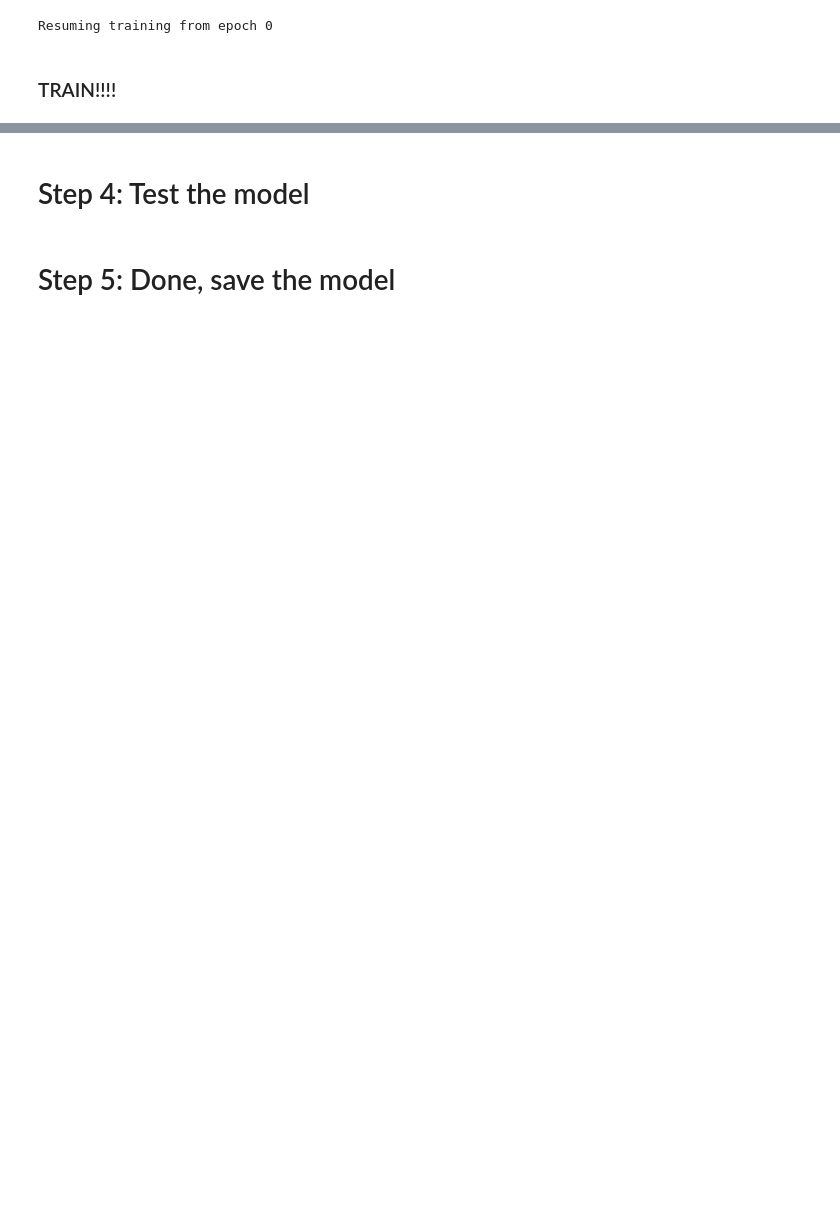
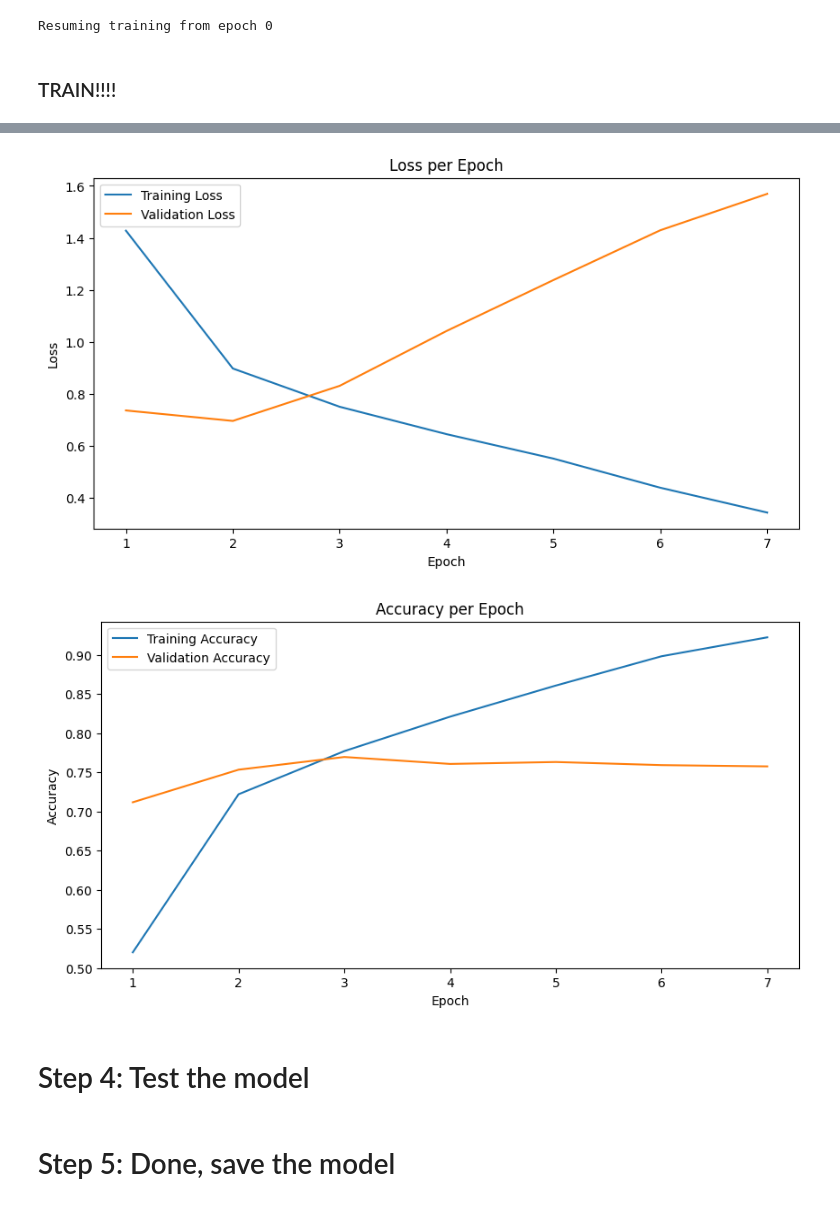
Before and after one commit to HealLink/ML-Model, a Jupyter notebook: notebook_bert_test2.ipynb, the cells around one changed output, grey strips where cells are left out. Drawn from its saved outputs; the diff is of its cells as text; code cells hidden in the pictures; blank space fills up the shorter version.

```diff
--- a/notebook_bert_test2.ipynb
+++ b/notebook_bert_test2.ipynb
@@ -765,15 +759,22 @@ train_dataset_batched = (train_dataset
                        .batch(BATCH_SIZE)
                        )
 
-test_dataset_batched = (val_dataset
+val_dataset_batched = (val_dataset
                       .cache()
                       .prefetch(buffer_size=tf.data.AUTOTUNE)
                       .batch(BATCH_SIZE)
                       )
+
+test_dataset_batched = (test_dataset
+                      .cache()
+                      .prefetch(buffer_size=tf.data.AUTOTUNE)
+                      .batch(BATCH_SIZE)
+                      )
 # %%
 bert_preprocess_model = make_bert_preprocess_model(['sentence'], 256)
 
 train_dataset_final = train_dataset_batched.map(lambda text, label: (bert_preprocess_model(text), label))
+val_dataset_final = val_dataset_batched.map(lambda text, label: (bert_preprocess_model(text), label))
 test_dataset_final = test_dataset_batched.map(lambda text, label: (bert_preprocess_model(text), label))
 # %%
 # Check model compatibility
@@ -813,6 +814,6 @@ Checkpoint deleted successfully
 # %%
 # Callbacks
-model_checkpoint_callback = tf.keras.callbacks.ModelCheckpoint(filepath=checkpoint_model_filepath, verbose=1)
+model_checkpoint_callback = tf.keras.callbacks.ModelCheckpoint(filepath=checkpoint_model_filepath)
 
 early_stopping_callback = tf.keras.callbacks.EarlyStopping(
     monitor='val_loss',
@@ -888,7 +889,7 @@ history = classifier_model.fit(
     train_dataset_final,
     epochs=epochs,
     initial_epoch=start_epoch,
-    validation_data=test_dataset_final,
+    validation_data=val_dataset_final,
     class_weight=dict(enumerate(class_weights)),
     callbacks=[
         model_checkpoint_callback,
@@ -910,31 +917,34 @@ print(f'Accuracy: {accuracy}')
 # %%
 def plot_graphs(training_log):
     # Load the log file
-    # with open(training_log, "r") as f:
-    #     history = json.load(f)
+    with open(training_log, "r") as f:
+        history = json.load(f)
 
 
     # Plot loss
     plt.figure(figsize=(10, 5))
     plt.plot(history["epoch"], history["loss"], label="Training Loss")
     plt.plot(history["epoch"], history["val_loss"], label="Validation Loss")
     plt.title("Loss per Epoch")
     plt.xlabel("Epoch")
     plt.ylabel("Loss")
     plt.legend()
     plt.show()
 
     # Plot accuracy
     plt.figure(figsize=(10, 5))
     plt.plot(history["epoch"], history["sparse_categorical_accuracy"], label="Training Accuracy")
     plt.plot(history["epoch"], history["val_sparse_categorical_accuracy"], label="Validation Accuracy")
     plt.title("Accuracy per Epoch")
     plt.xlabel("Epoch")
     plt.ylabel("Accuracy")
     plt.legend()
     plt.show()
 
 plot_graphs(training_log_filepath)
+# %% [output]
+[figure, added]
+[figure, added]
 # %% [markdown]
 # Step 4: Test the model
 # %%
```
Also changed, not shown: parts of 12 cells of this notebook.
